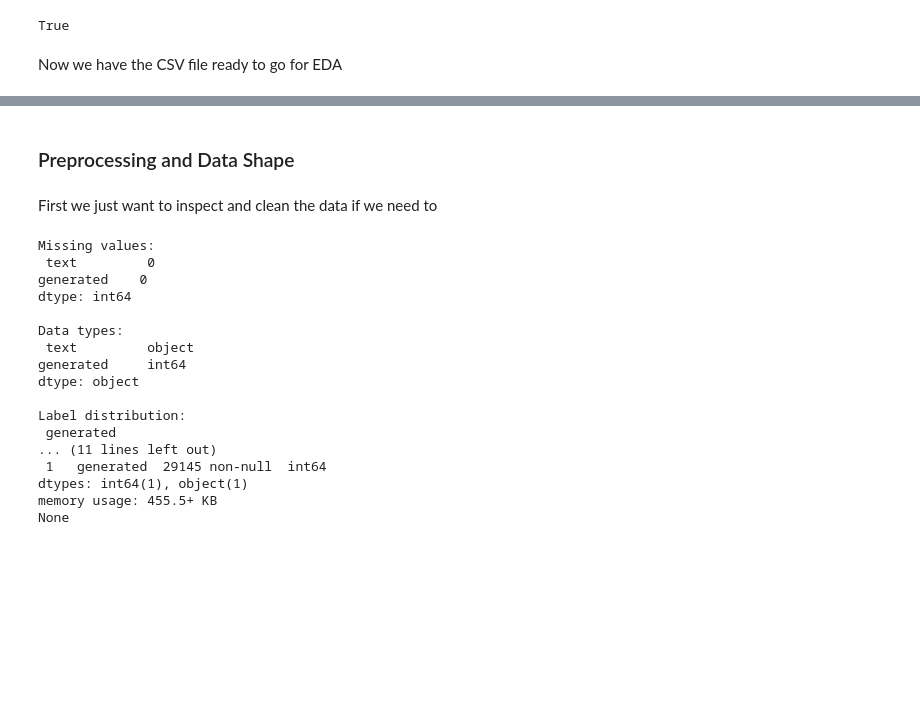
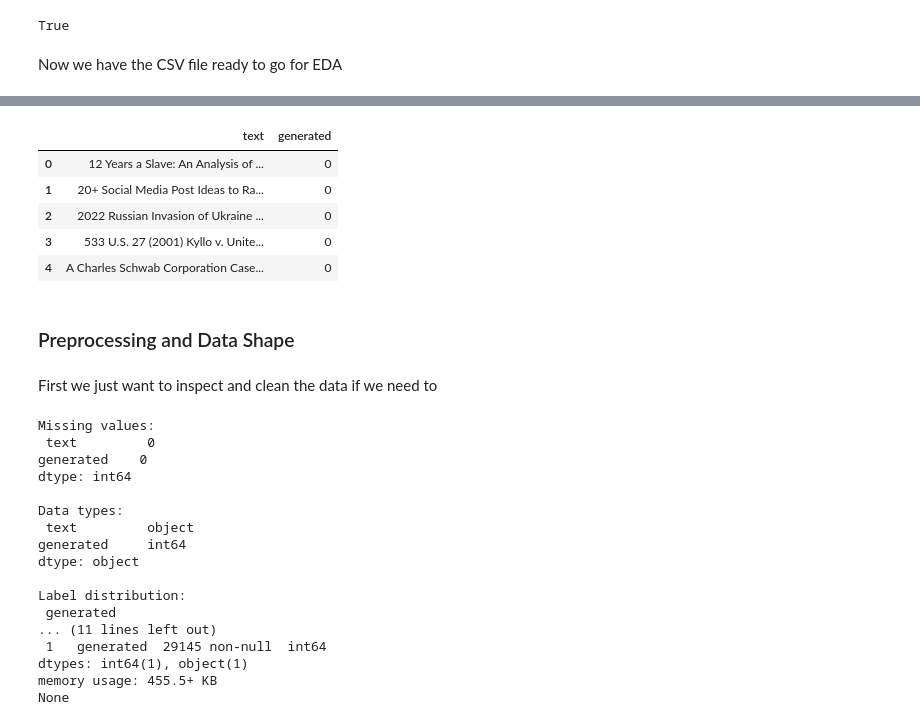
Before and after one commit to ebeckk/ml_text_classifier, a Jupyter notebook: final_project.ipynb, the cells around one changed output, grey strips where cells are left out. Saved outputs shown, nothing was run; the diff lists cells and outputs as text; code cells hidden in the pictures; blank space fills up the shorter version.

```diff
--- a/final_project.ipynb
+++ b/final_project.ipynb
@@ -91,3 +98,18 @@ df = pd.read_csv(filename)
+# %%
+## experimenting with a dataset (similar) that's 1.39M rows
+large_df = large_df.drop(columns=['id'])
+## one hot encode source to be 0 = human, 1 = ai-generated, and rename column from source to generated
+large_df['generated'] = large_df['source'].map({'human': 0, 'ai': 1})
+large_df = large_df.drop(columns=['source'])
+large_df = large_df.sample(frac=1, random_state=42).reset_index(drop=True)
+large_df.head()
+# %% [output]
+|  | text | generated |
+| 0 | 12 Years a Slave: An Analysis of ... | 0 |
+| 1 | 20+ Social Media Post Ideas to Ra... | 0 |
+| 2 | 2022 Russian Invasion of Ukraine ... | 0 |
+| 3 | 533 U.S. 27 (2001) Kyllo v. Unite... | 0 |
+| 4 | A Charles Schwab Corporation Case... | 0 |
 # %% [markdown]
 ### Preprocessing and Data Shape
 # %% [markdown]
```
Also changed, not shown: parts of 12 cells of this notebook.
